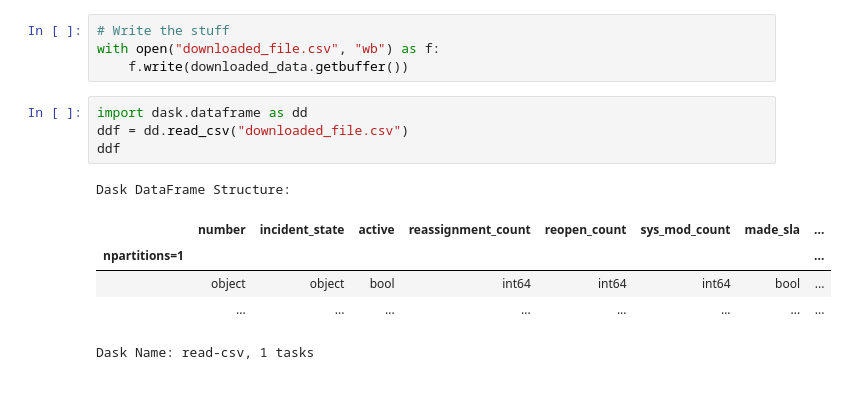
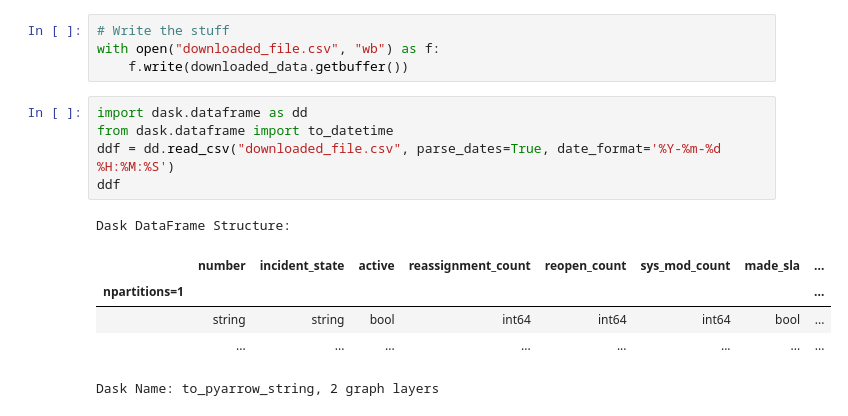
Before and after one commit to rajivsam/Rinse_and_Repeat, a Jupyter notebook: notebooks/ITSM/data_preparation.ipynb, the cells around one changed output. Cells and saved outputs as stored; diff of their text form.

```diff
--- a/notebooks/ITSM/data_preparation.ipynb
+++ b/notebooks/ITSM/data_preparation.ipynb
@@ -58,12 +58,13 @@ with open("downloaded_file.csv", "wb") as f:
     f.write(downloaded_data.getbuffer())
 # %%
 import dask.dataframe as dd
-ddf = dd.read_csv("downloaded_file.csv")
+from dask.dataframe import to_datetime
+ddf = dd.read_csv("downloaded_file.csv", parse_dates=True, date_format='%Y-%m-%d %H:%M:%S')
 ddf
 # %% [output]
 Dask DataFrame Structure:
 |  | number | incident_state | active | reassignment_count | reopen_count | sys_mod_count | made_sla | ... |
 | npartitions=1 |  |  |  |  |  |  |  | ... |
-|  | object | object | bool | int64 | int64 | int64 | bool | ... |
+|  | string | string | bool | int64 | int64 | int64 | bool | ... |
 |  | ... | ... | ... | ... | ... | ... | ... | ... |
-Dask Name: read-csv, 1 tasks
+Dask Name: to_pyarrow_string, 2 graph layers
```
Also changed, not shown: parts of 29 cells of this notebook, 1 other file.
